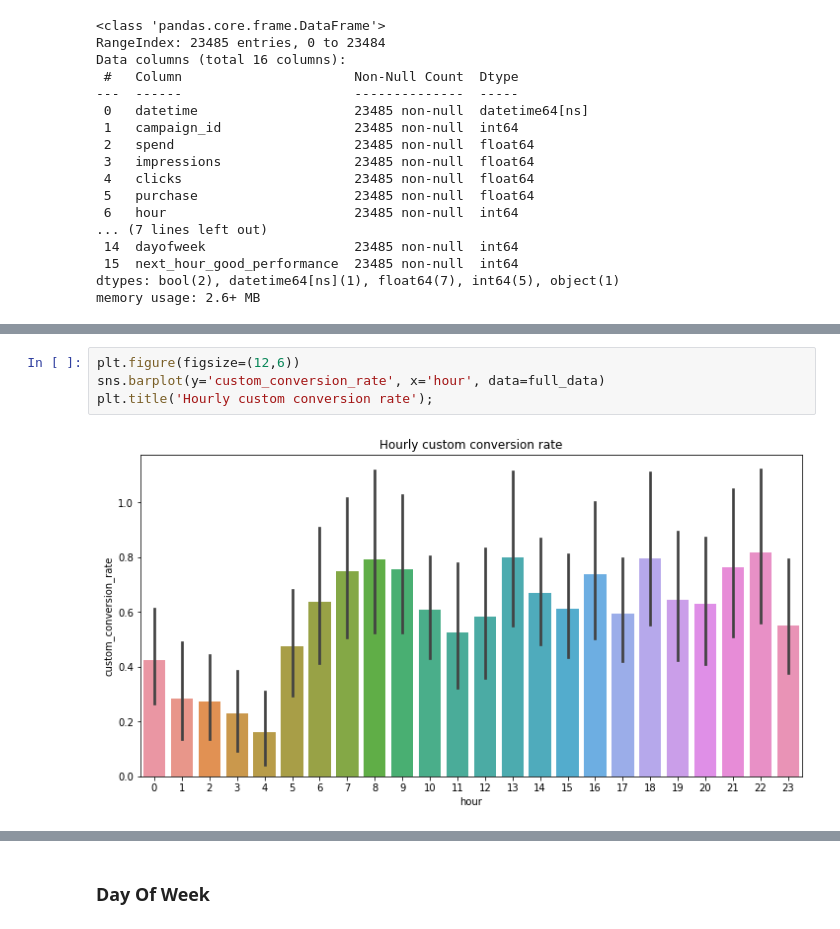
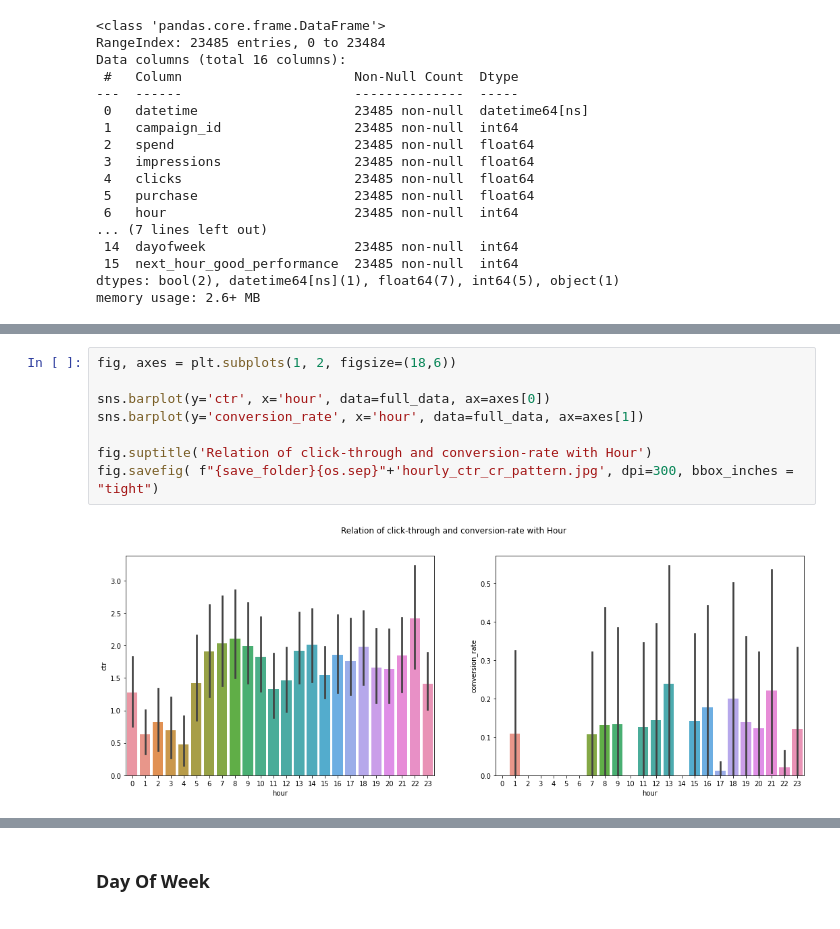
Before and after one commit to rashikcs/Case-Study-Campaign-Optimization, a Jupyter notebook: EDA.ipynb, the cells around one changed output, grey strips where cells are left out. Saved outputs shown, nothing was run; the diff lists cells and outputs as text.

```diff
--- a/EDA.ipynb
+++ b/EDA.ipynb
@@ -94,6 +104,10 @@ plt.title('Hourly Conversion Rate');
-# %%
-plt.figure(figsize=(12,6))
-sns.barplot(y='custom_conversion_rate', x='hour', data=full_data)
-plt.title('Hourly custom conversion rate');
-# %% [output]
-[figure, removed]
+# %%
+fig, axes = plt.subplots(1, 2, figsize=(18,6))
+
+sns.barplot(y='ctr', x='hour', data=full_data, ax=axes[0])
+sns.barplot(y='conversion_rate', x='hour', data=full_data, ax=axes[1])
+
+fig.suptitle('Relation of click-through and conversion-rate with Hour')
+fig.savefig( f"{save_folder}{os.sep}"+'hourly_ctr_cr_pattern.jpg', dpi=300, bbox_inches = "tight")
+# %% [output]
+[figure, added]
```
Also changed, not shown: parts of 53 cells of this notebook, 33 other files.
